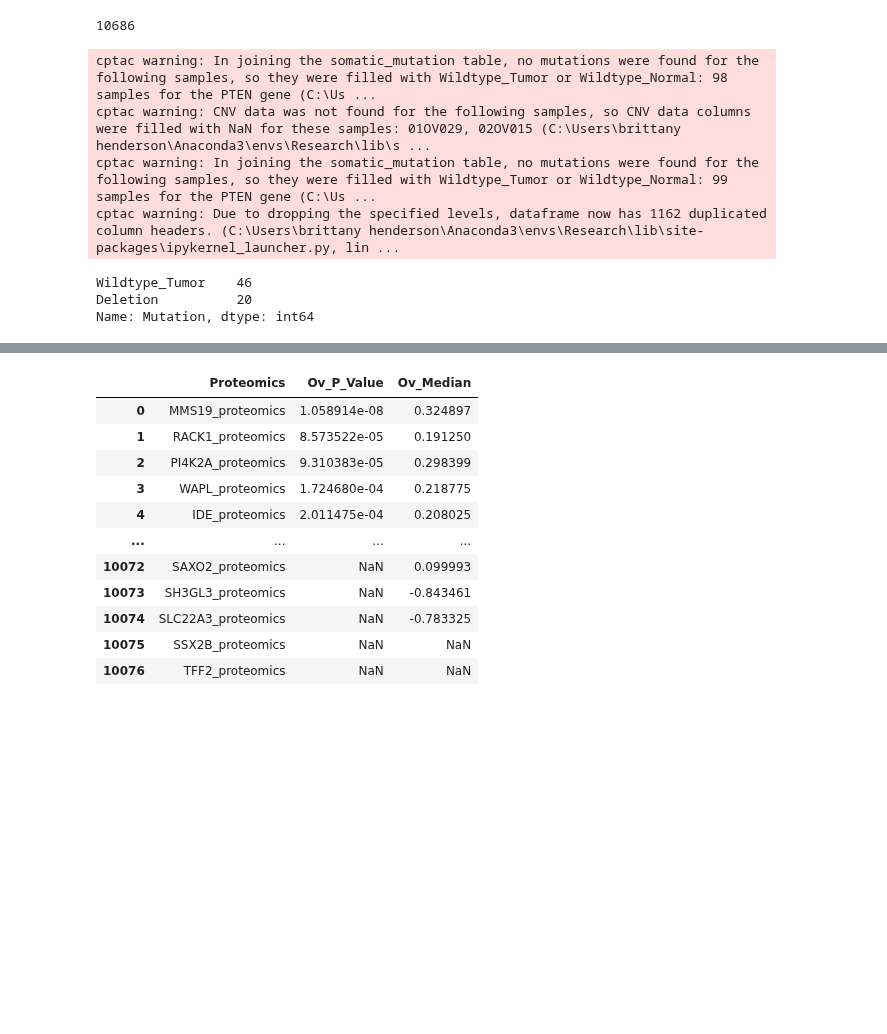
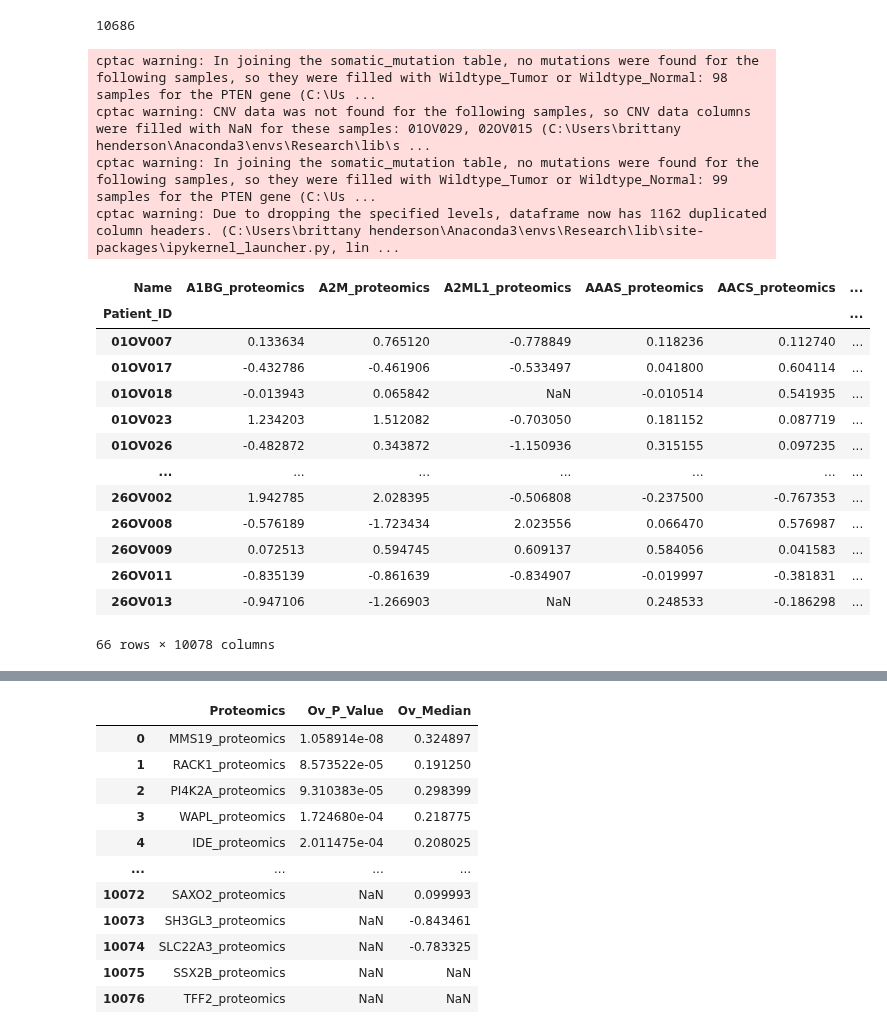
Before and after one commit to PayneLab/WhenMutationsDontMatter, a Jupyter notebook: PTEN/proteomics_all_proteins_pval_median_table.ipynb, the cells around one changed output, grey strips where cells are left out. Saved outputs shown, nothing was run; the diff lists cells and outputs as text; code cells hidden in the pictures; blank space fills up the shorter version.

```diff
--- a/PTEN/proteomics_all_proteins_pval_median_table.ipynb
+++ b/PTEN/proteomics_all_proteins_pval_median_table.ipynb
@@ -306,7 +316,7 @@ e_merged
 # %% [markdown]
 Ovarian
 # %%
-#o = cptac.Ovarian()
+o = cptac.Ovarian()
 # %%
 # Step 1 - Create dataframe in order to do comparisons with wrap_ttest
 gene = 'PTEN'
@@ -321,29 +331,41 @@ cptac warning: Due to dropping the specified levels, dataframe now has 1162 dupl
 # %%
 mut_type_gbm = o.get_genotype_all_vars(gene)
 
 # merge cnv with genotype all mut type
 prot_and_mutations = o.join_omics_to_mutations(
     mutations_genes = [gene], omics_df_name = 'proteomics', omics_genes = p)
 prot_and_mutations = o.reduce_multiindex(prot_and_mutations, levels_to_drop = 1)
 prot_and_mutations = prot_and_mutations.loc[:,~prot_and_mutations.columns.duplicated()] # drop duplicated columns
 prot_and_mutations = prot_and_mutations[prot_and_mutations.Sample_Status == "Tumor"] # drop Normal samples
 ip_df = prot_and_mutations.iloc[:,:-4] #drop mutation, location cols
 mut_type_gbm = mut_type_gbm[['Mutation']]
 merged = ip_df.join(mut_type_gbm) # merge mutation col from function (includes cnv)
 
 # Keep two values to compare
 compare = ['Wildtype_Tumor','Deletion']
 get = merged['Mutation'].isin(compare)
 del_wt = merged[get]
 del_wt['Mutation'].value_counts()
+del_wt
 # %% [output]
 cptac warning: In joining the somatic_mutation table, no mutations were found for the following samples, so they were filled with Wildtype_Tumor or Wildtype_Normal: 98 samples for the PTEN gene (C:\Us ...
 cptac warning: CNV data was not found for the following samples, so CNV data columns were filled with NaN for these samples: 01OV029, 02OV015 (C:\Users\brittany henderson\Anaconda3\envs\Research\lib\s ...
 cptac warning: In joining the somatic_mutation table, no mutations were found for the following samples, so they were filled with Wildtype_Tumor or Wildtype_Normal: 99 samples for the PTEN gene (C:\Us ...
 cptac warning: Due to dropping the specified levels, dataframe now has 1162 duplicated column headers. (C:\Users\brittany henderson\Anaconda3\envs\Research\lib\site-packages\ipykernel_launcher.py, lin ...
+| Name | A1BG_proteomics | A2M_proteomics | A2ML1_proteomics | AAAS_proteomics | AACS_proteomics | ... |
+| Patient_ID |  |  |  |  |  | ... |
+| 01OV007 | 0.133634 | 0.765120 | -0.778849 | 0.118236 | 0.112740 | ... |
+| 01OV017 | -0.432786 | -0.461906 | -0.533497 | 0.041800 | 0.604114 | ... |
+| 01OV018 | -0.013943 | 0.065842 | NaN | -0.010514 | 0.541935 | ... |
+| 01OV023 | 1.234203 | 1.512082 | -0.703050 | 0.181152 | 0.087719 | ... |
+| 01OV026 | -0.482872 | 0.343872 | -1.150936 | 0.315155 | 0.097235 | ... |
+| ... | ... | ... | ... | ... | ... | ... |
+| 26OV002 | 1.942785 | 2.028395 | -0.506808 | -0.237500 | -0.767353 | ... |
+| 26OV008 | -0.576189 | -1.723434 | 2.023556 | 0.066470 | 0.576987 | ... |
+| 26OV009 | 0.072513 | 0.594745 | 0.609137 | 0.584056 | 0.041583 | ... |
+| 26OV011 | -0.835139 | -0.861639 | -0.834907 | -0.019997 | -0.381831 | ... |
+| 26OV013 | -0.947106 | -1.266903 | NaN | 0.248533 | -0.186298 | ... |
-Wildtype_Tumor    46
-Deletion          20
-Name: Mutation, dtype: int64
+66 rows × 10078 columns
 # %%
 cols = list(del_wt.columns[:-1])
 
```
Also changed, not shown: parts of 14 cells of this notebook, 1 other file.
